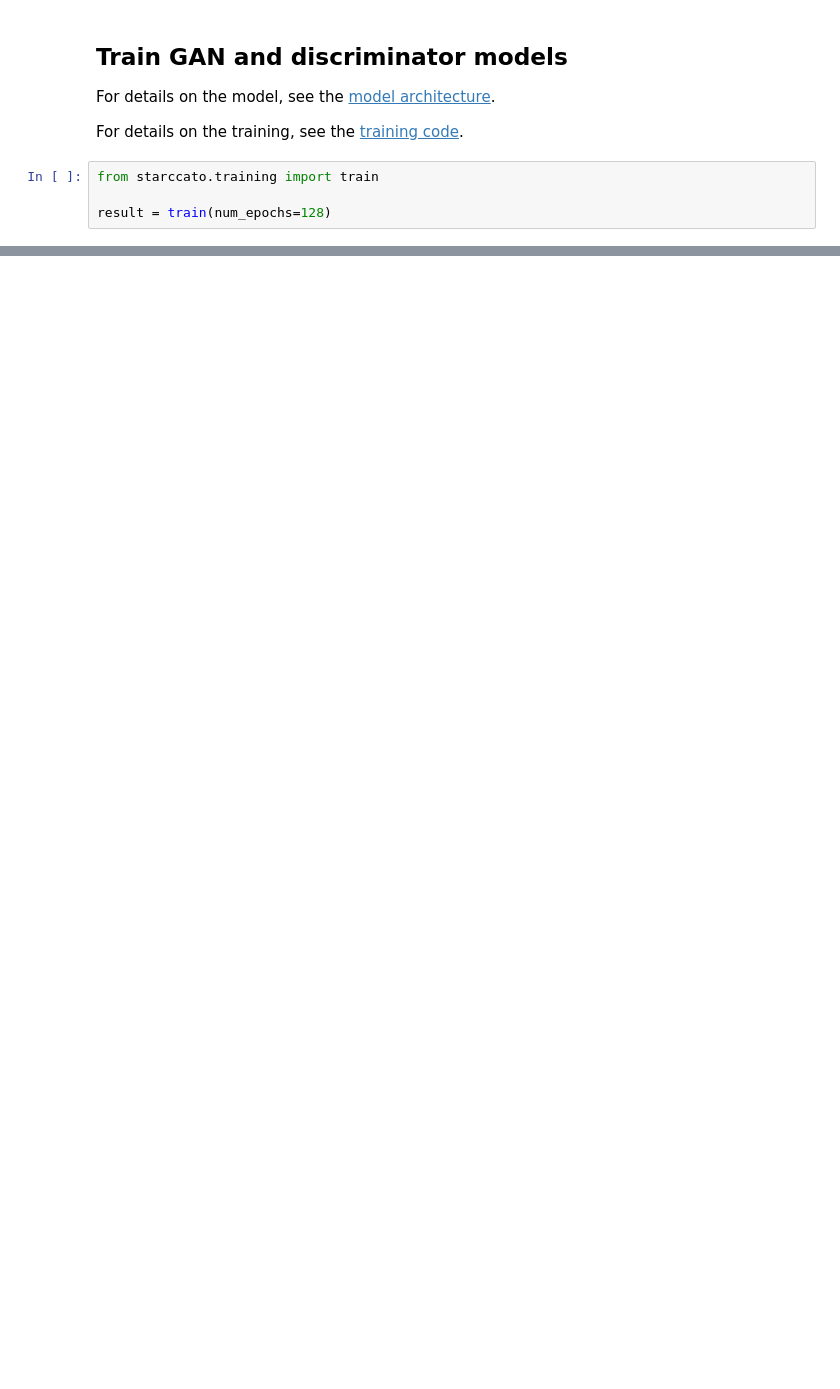
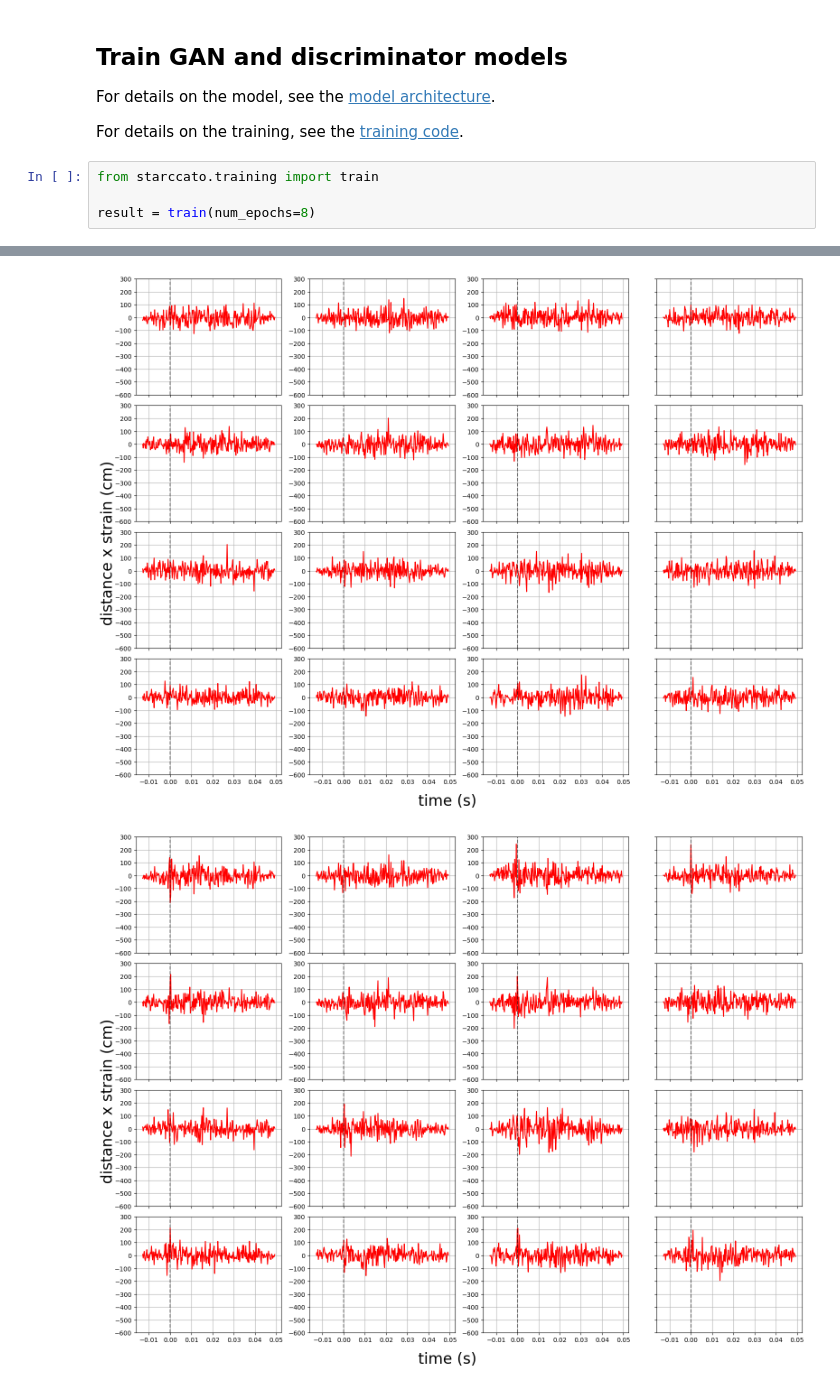
Before and after one commit to starccato/starccato, a Jupyter notebook: docs/training.ipynb, the cells around one changed output, grey strips where cells are left out. Cells and saved outputs as stored; diff of their text form; blank space fills up the shorter version.

```diff
--- a/docs/training.ipynb
+++ b/docs/training.ipynb
@@ -55,4 +65,5 @@ For details on the training, see the [training code](https://github.com/tarin-e/
 # %%
 from starccato.training import train
 
-result = train(num_epochs=128)
+result = train(num_epochs=8)
+# %% [output]
@@ -58,0 +74,2 @@ result = train(num_epochs=128)
+[figure, added]
+[figure, added]
```
Also changed, not shown: parts of 5 cells of this notebook, 5 other files.
